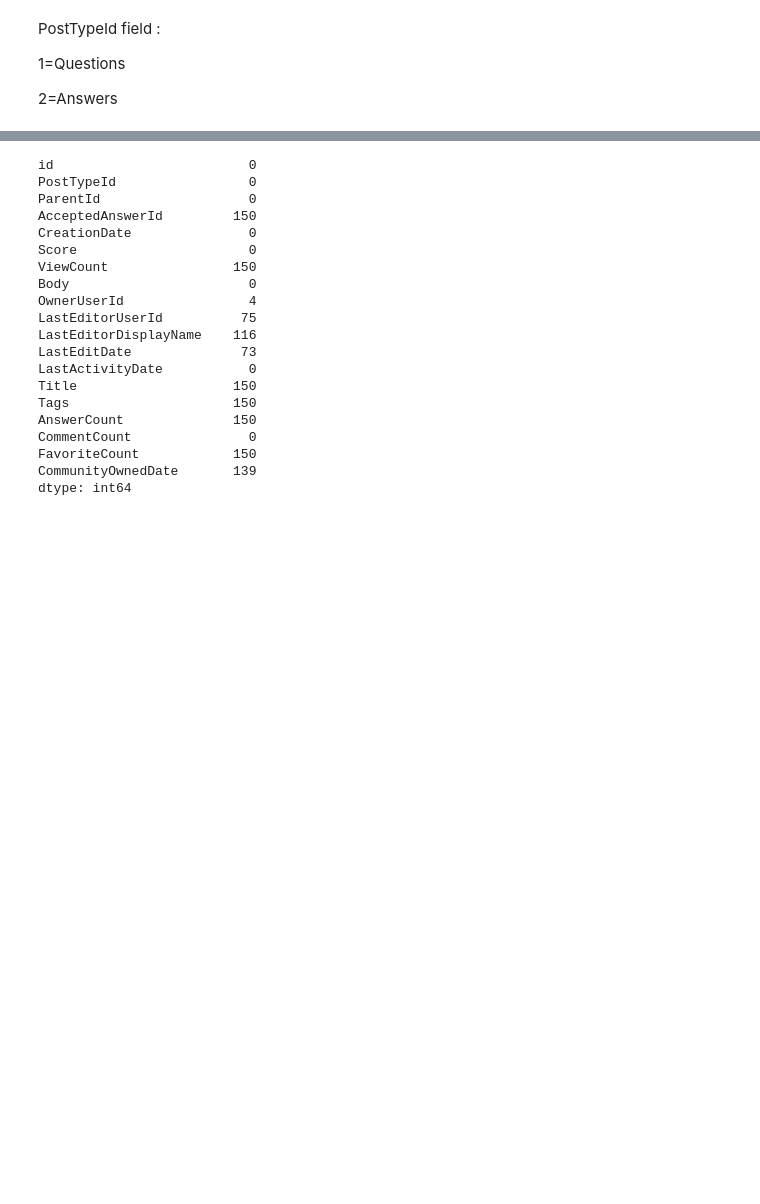
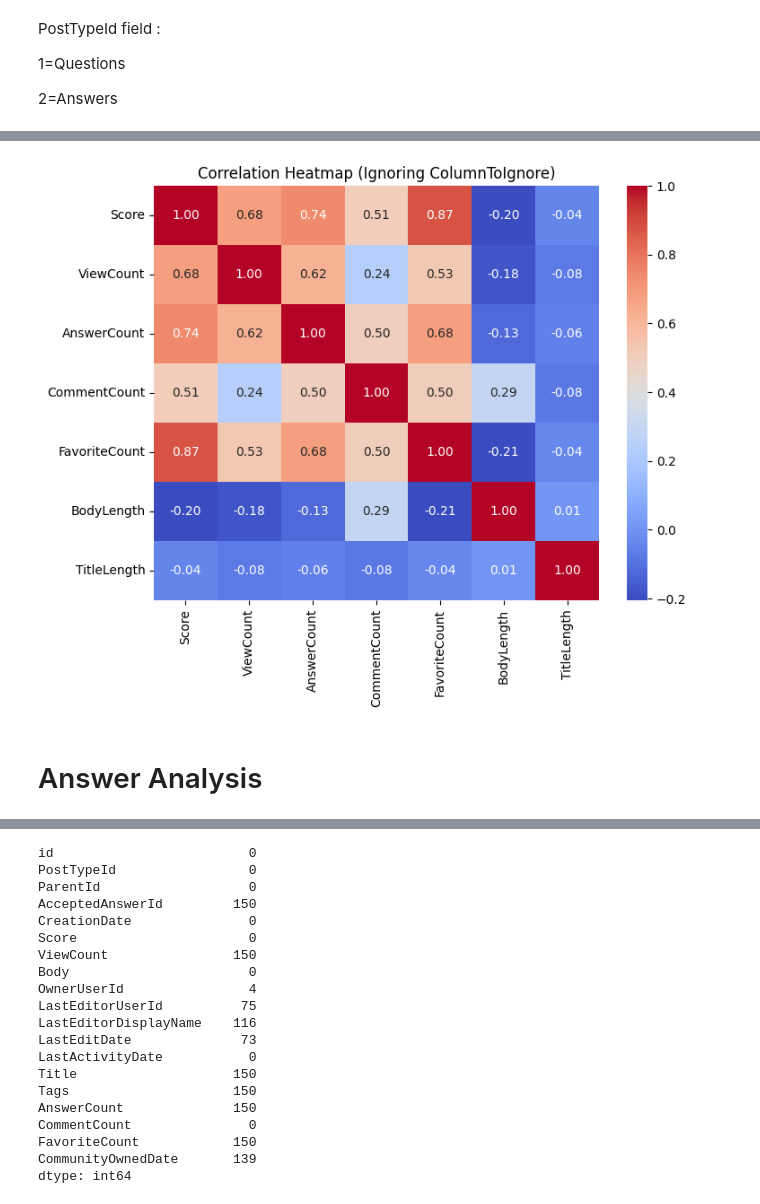
Before and after one commit to mostafa-ja/Data-Mining-fall-2023, a Jupyter notebook: Data_Mining1.ipynb, the cells around one changed output, grey strips where cells are left out. Cells and saved outputs as stored; diff of their text form; code cells hidden in the pictures; blank space fills up the shorter version.

```diff
--- a/Data_Mining1.ipynb
+++ b/Data_Mining1.ipynb
@@ -269,3 +386,21 @@ dtype: int64
+# %%
+
+# Drop the column to ignore
+column_to_ignore = ['id','AcceptedAnswerId','CommunityOwnedDate','Body','Title', 'Tags']
+columns_except_ignored = df_question.drop(columns=column_to_ignore)
+
+# Calculate correlation matrix
+correlation_matrix = columns_except_ignored.corr()
+
+# Plot heatmap
+plt.figure(figsize=(8, 6))
+sns.heatmap(correlation_matrix, annot=True, cmap='coolwarm', fmt='.2f')
+plt.title('Correlation Heatmap (Ignoring ColumnToIgnore)')
+plt.show()
+# %% [output]
+[figure, added]
+# %% [markdown]
+# Answer Analysis
 # %%
 df_answer = df[df['PostTypeId'] == '2']
 
```
Also changed, not shown: parts of 29 cells of this notebook.
